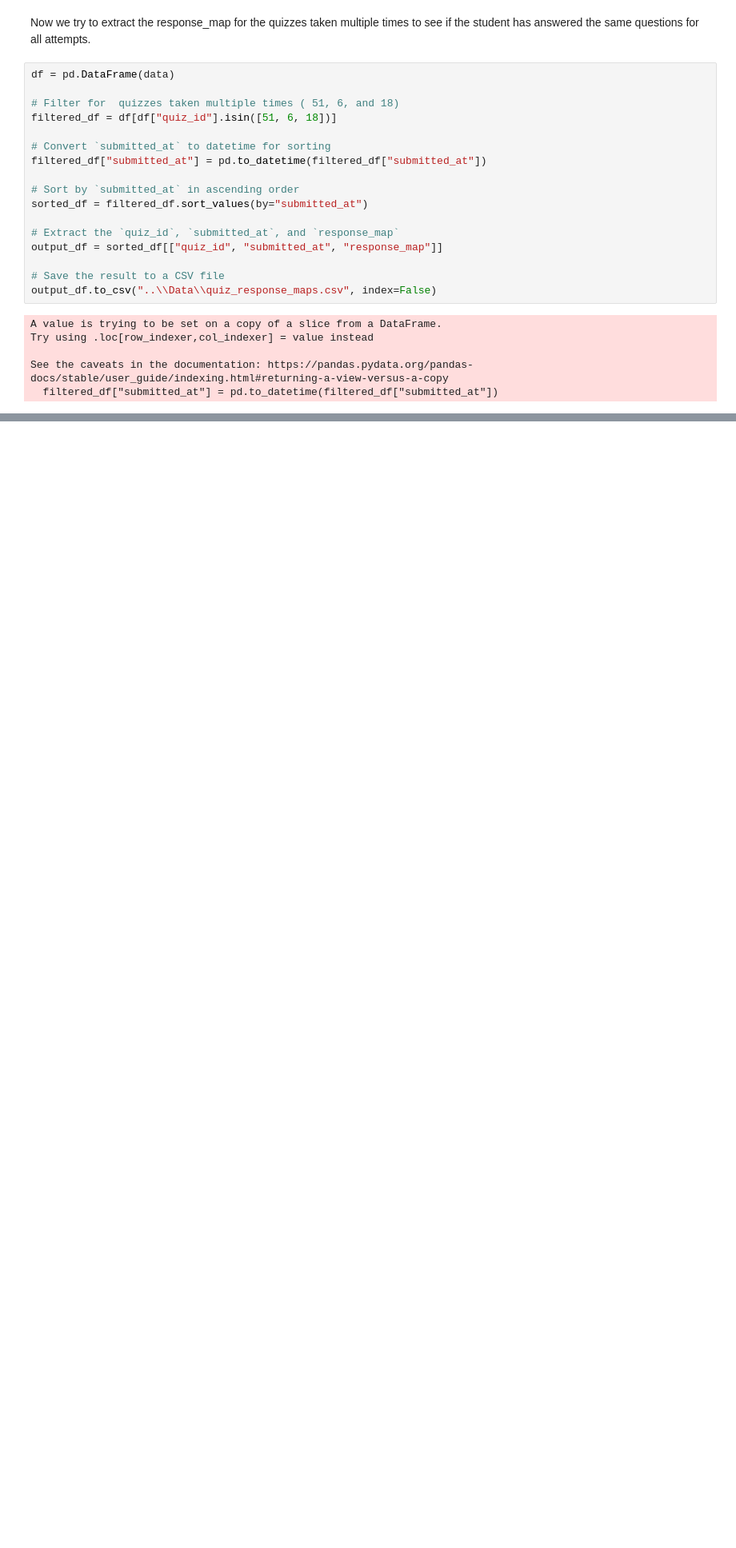
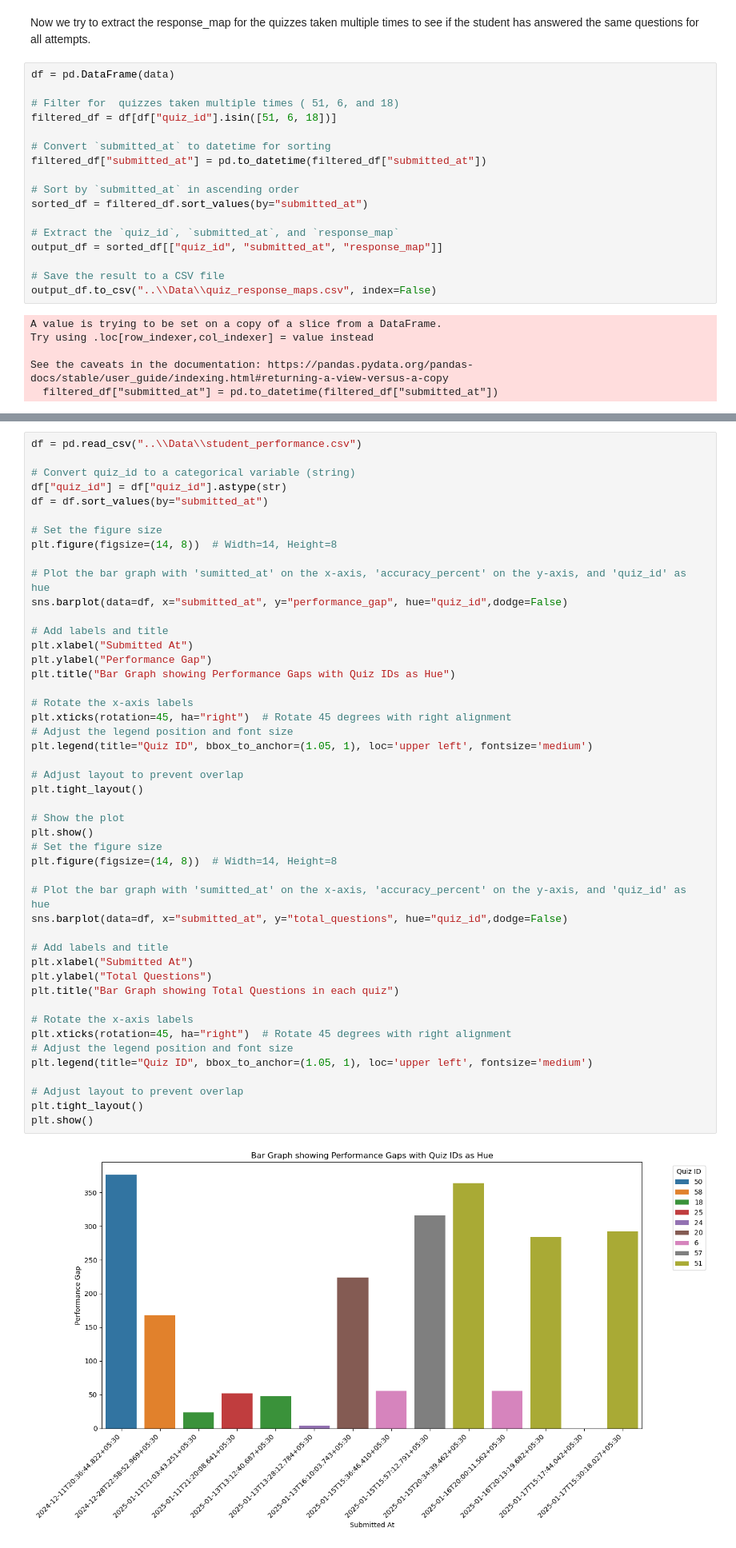
Before and after one commit to JisnaP/Personalized-student-Recommendations, a Jupyter notebook: experiments/experiment.ipynb, the cells around one changed output, grey strips where cells are left out. Shown at 80% size. Saved outputs shown, nothing was run; the diff lists cells and outputs as text; blank space fills up the shorter version.

```diff
--- a/experiments/experiment.ipynb
+++ b/experiments/experiment.ipynb
@@ -213,0 +244,49 @@ plt.show()
+# %%
+df = pd.read_csv("..\\Data\\student_performance.csv")
+
+# Convert quiz_id to a categorical variable (string)
+df["quiz_id"] = df["quiz_id"].astype(str)
+df = df.sort_values(by="submitted_at")
+
+# Set the figure size
+plt.figure(figsize=(14, 8))  # Width=14, Height=8
+
+# Plot the bar graph with 'sumitted_at' on the x-axis, 'accuracy_percent' on the y-axis, and 'quiz_id' as hue
+sns.barplot(data=df, x="submitted_at", y="performance_gap", hue="quiz_id",dodge=False)
+
+# Add labels and title
+plt.xlabel("Submitted At")
+plt.ylabel("Performance Gap")
+plt.title("Bar Graph showing Performance Gaps with Quiz IDs as Hue")
+
+# Rotate the x-axis labels
+plt.xticks(rotation=45, ha="right")  # Rotate 45 degrees with right alignment
+# Adjust the legend position and font size
+plt.legend(title="Quiz ID", bbox_to_anchor=(1.05, 1), loc='upper left', fontsize='medium')
+
+# Adjust layout to prevent overlap
+plt.tight_layout()
+
+# Show the plot
+plt.show()
+# Set the figure size
+plt.figure(figsize=(14, 8))  # Width=14, Height=8
+
+# Plot the bar graph with 'sumitted_at' on the x-axis, 'accuracy_percent' on the y-axis, and 'quiz_id' as hue
+sns.barplot(data=df, x="submitted_at", y="total_questions", hue="quiz_id",dodge=False)
+
+# Add labels and title
+plt.xlabel("Submitted At")
+plt.ylabel("Total Questions")
+plt.title("Bar Graph showing Total Questions in each quiz")
+
+# Rotate the x-axis labels
+plt.xticks(rotation=45, ha="right")  # Rotate 45 degrees with right alignment
+# Adjust the legend position and font size
+plt.legend(title="Quiz ID", bbox_to_anchor=(1.05, 1), loc='upper left', fontsize='medium')
+
+# Adjust layout to prevent overlap
+plt.tight_layout()
+plt.show()
+# %% [output]
+[figure, added]
```
Also changed, not shown: parts of 23 cells of this notebook, 6 other files.
